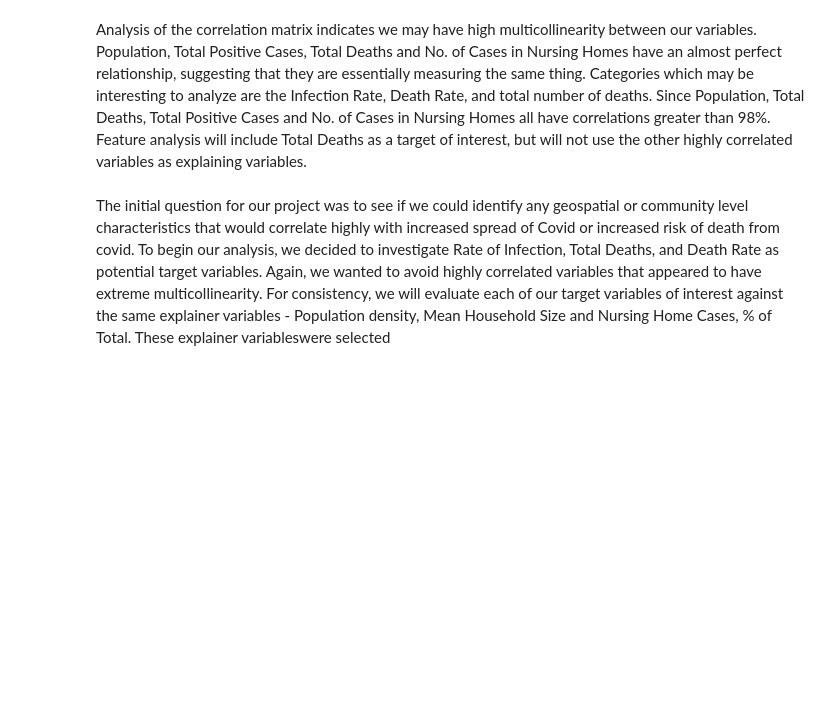
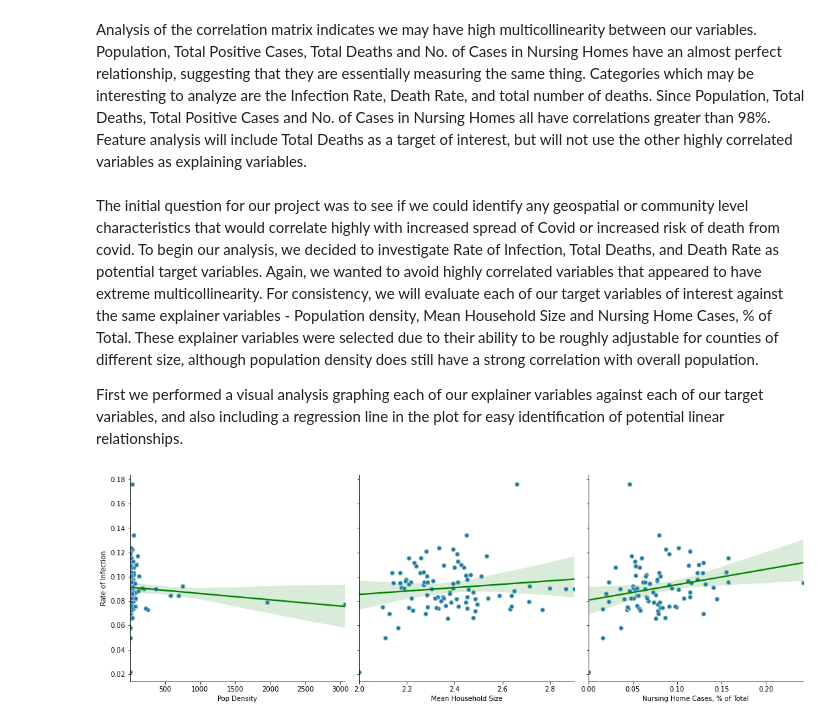
Before and after one commit to jaredbarkley0/PythonGroupProject, a Jupyter notebook: Homework 7/Group 3 Homework 7 Notebook 2.ipynb, the cells around one changed output. Saved outputs shown, nothing was run; the diff lists cells and outputs as text; code cells hidden in the pictures; blank space fills up the shorter version.

```diff
--- a/Homework 7/Group 3 Homework 7 Notebook 2.ipynb
+++ b/Homework 7/Group 3 Homework 7 Notebook 2.ipynb
@@ -83,4 +83,24 @@ sns.heatmap(corr, mask=mask, annot=True, cmap=cmap, vmax=1, center=0,
 # %% [markdown]
 Analysis of the correlation matrix indicates we may have high multicollinearity between our variables.  Population, Total Positive Cases, Total Deaths and No. of Cases in Nursing Homes have an almost perfect relationship, suggesting that they are essentially measuring the same thing.  Categories which may be interesting to analyze are the Infection Rate, Death Rate, and total number of deaths.  Since Population, Total Deaths, Total Positive Cases and No. of Cases in Nursing Homes all have correlations greater than 98%. Feature analysis will include Total Deaths as a target of interest, but will not use the other highly correlated variables as explaining variables.
 # %% [markdown]
-The initial question for our project was to see if we could identify any geospatial or community level characteristics that would correlate highly with increased spread of Covid or increased risk of death from covid.  To begin our analysis, we decided to investigate Rate of Infection, Total Deaths, and Death Rate as potential target variables.  Again, we wanted to avoid highly correlated variables that appeared to have extreme multicollinearity.  For consistency, we will evaluate each of our target variables of interest against the same explainer variables - Population density, Mean Household Size and Nursing Home Cases, % of Total.  These explainer variableswere selected
+The initial question for our project was to see if we could identify any geospatial or community level characteristics that would correlate highly with increased spread of Covid or increased risk of death from covid.  To begin our analysis, we decided to investigate Rate of Infection, Total Deaths, and Death Rate as potential target variables.  Again, we wanted to avoid highly correlated variables that appeared to have extreme multicollinearity.  For consistency, we will evaluate each of our target variables of interest against the same explainer variables - Population density, Mean Household Size and Nursing Home Cases, % of Total.  These explainer variables were selected due to their ability to be roughly adjustable for counties of different size, although population density does still have a strong correlation with overall population.
+
+First we performed a visual analysis graphing each of our explainer variables against each of our target variables, and also including a regression line in the plot for easy identification of potential linear relationships.
+# %%
+# Helper function to select a target variable and multiple feature variables
+# then plot out scatterplots for visual analysis
+
+def plotpairgrid(dataframe, columns, target):
+    pairgrid = dataframe[target + columns]
+    pairgridplot = sns.PairGrid(pairgrid, y_vars=target, x_vars=columns, height = 5)
+    pairgridplot.map(sns.regplot, color="green")
+    pairgridplot.map(sns.scatterplot)
+# %%
+# Examine relationships between rate of infection and other aggregate variables
+
+columns = ['Pop Density','Mean Household Size','Nursing Home Cases, % of Total']
+rateofinfectiontarget = ['Rate of Infection']
+
+plotpairgrid(compiledcountydata, columns, rateofinfectiontarget)
+# %% [output]
+[figure, added]
```
Also changed, not shown: parts of 15 cells of this notebook, 1 other file.
